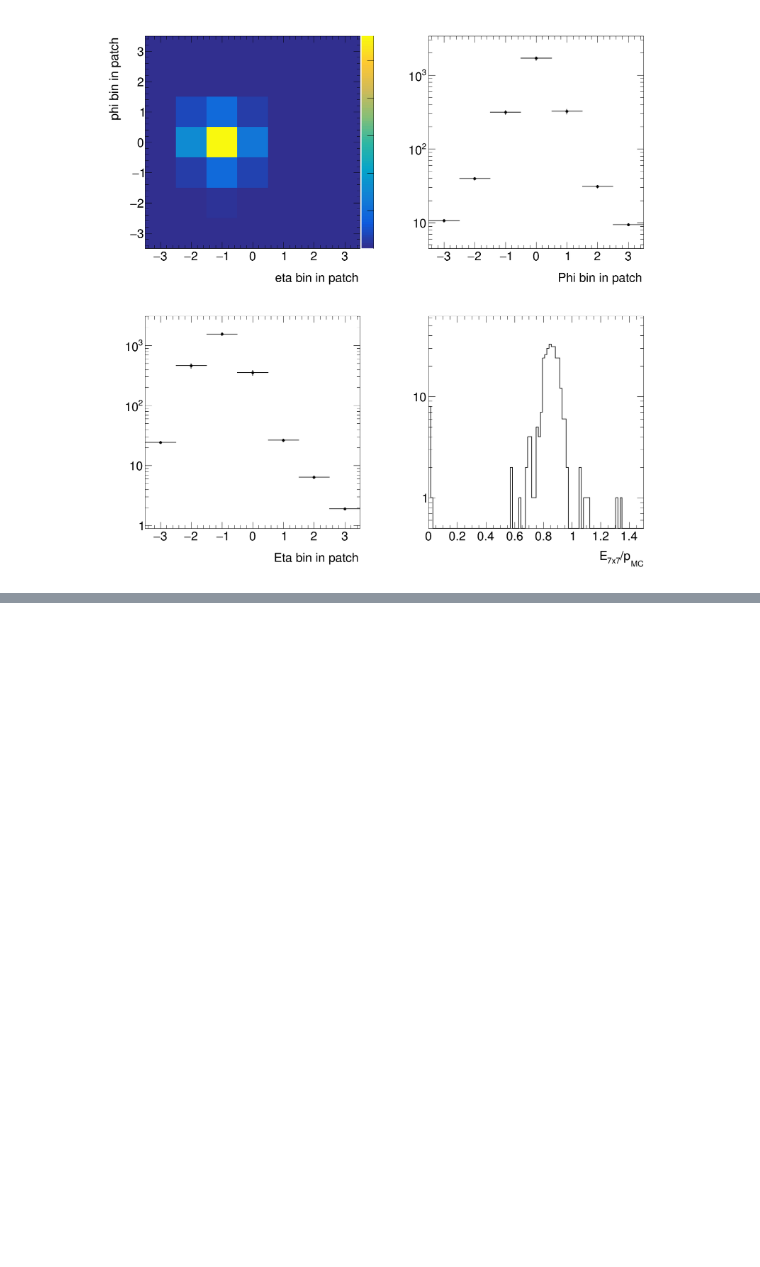
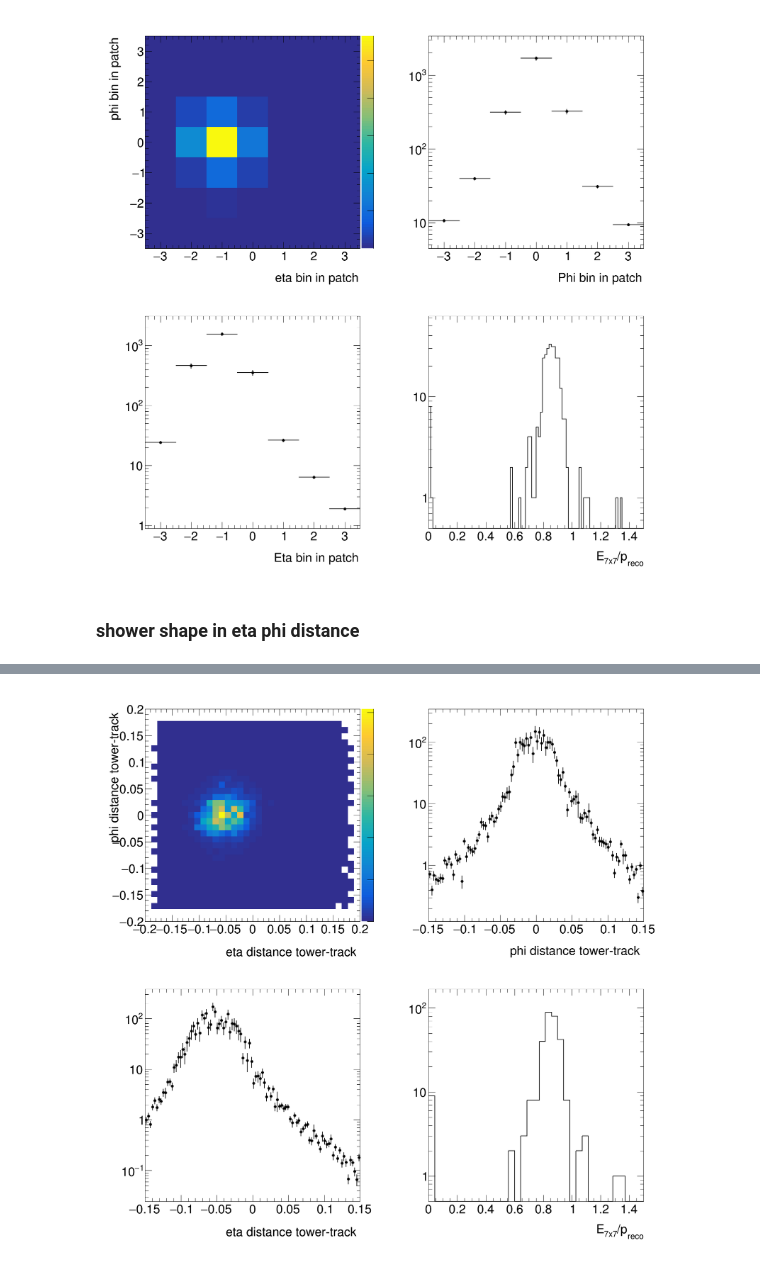
Before and after one commit to blackcathj/analysis-1, a Jupyter notebook: eIDML/macro/Plot.ipynb, the cells around one changed output, grey strips where cells are left out. Saved outputs shown, nothing was run; the diff lists cells and outputs as text; code cells hidden in the pictures; blank space fills up the shorter version.

Commit message:
add a plot

```diff
--- a/eIDML/macro/Plot.ipynb
+++ b/eIDML/macro/Plot.ipynb
@@ -274,7 +276,7 @@ Check 7x7 tower patch next to the track projection with weight of the tower ener
         c1->Update();
          p->SetLogy();
 
-        new TH1F("hE7x7pTruth",";E_{7x7}/p_{MC}",100,0,1.5);
+        new TH1F("hE7x7pTruth",";E_{7x7}/p_{reco}",100,0,1.5);
         T->Draw("Tower_E7x7/m_tr_p>>hE7x7pTruth");
     }
 
@@ -285,3 +287,64 @@ Check 7x7 tower patch next to the track projection with weight of the tower ener
 # %% [output]
 Warning in <TCanvas::Constructor>: Deleting canvas with same name: TowerScan
 [figure]
+# %% [markdown]
+### shower shape in eta phi distance
+# %%
+%%cpp
+
+{
+
+
+    const char *hist_name_prefix = "TowerScan";
+    auto c1 = new TCanvas(TString("TowerScan") ,
+                        TString("TowerScan"),
+                        1800, 1800);
+
+    c1->Divide(2, 2);
+    int idx = 1;
+    TPad *p;
+
+    {
+        p = (TPad *) c1->cd(idx++);
+        c1->Update();
+        // p->SetLogy();
+
+        new TH2F("hpatch2D",";eta distance tower-track;phi distance tower-track",35,-.2,.2, 35,-.2,.2);
+        T->Draw("Tower_dPhi:Tower_dEta>>hpatch2D","Tower_E","colz");
+
+    }
+
+    {
+        p = (TPad *) c1->cd(idx++);
+        c1->Update();
+        p->SetLogy();
+
+        new TH1F("hpatchPhi",";phi distance tower-track",100,-.15,.15);
+        T->Draw("Tower_dPhi>>hpatchPhi","Tower_E","colz");
+
+    }
+
+    {
+        p = (TPad *) c1->cd(idx++);
+        c1->Update();
+        p->SetLogy();
+
+        new TH1F("hpatchEta",";eta distance tower-track",100,-.15,.15);
+        T->Draw("Tower_dEta>>hpatchEta","Tower_E","colz");
+
+    }
+
+    {
+        p = (TPad *) c1->cd(idx++);
+        c1->Update();
+         p->SetLogy();
+
+        new TH1F("hE7x7pTruth",";E_{7x7}/p_{reco}",35,0,1.5);
+        T->Draw("Tower_E7x7/m_tr_p>>hE7x7pTruth");
+    }
+
+
+
+    c1->Draw();
+}
+# %% [output]
@@ -287,0 +356 @@ Warning in <TCanvas::Constructor>: Deleting canvas with same name: TowerScan
+[figure, added]
```
Also changed, not shown: parts of 2 cells of this notebook, 1 other file.
